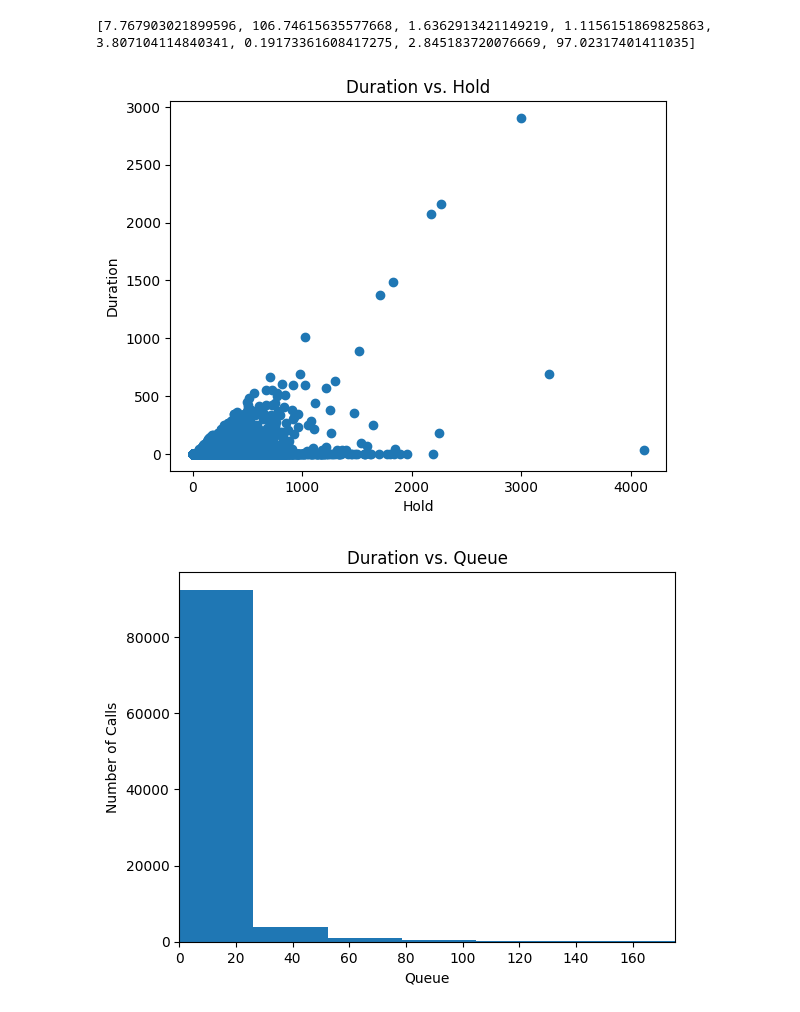
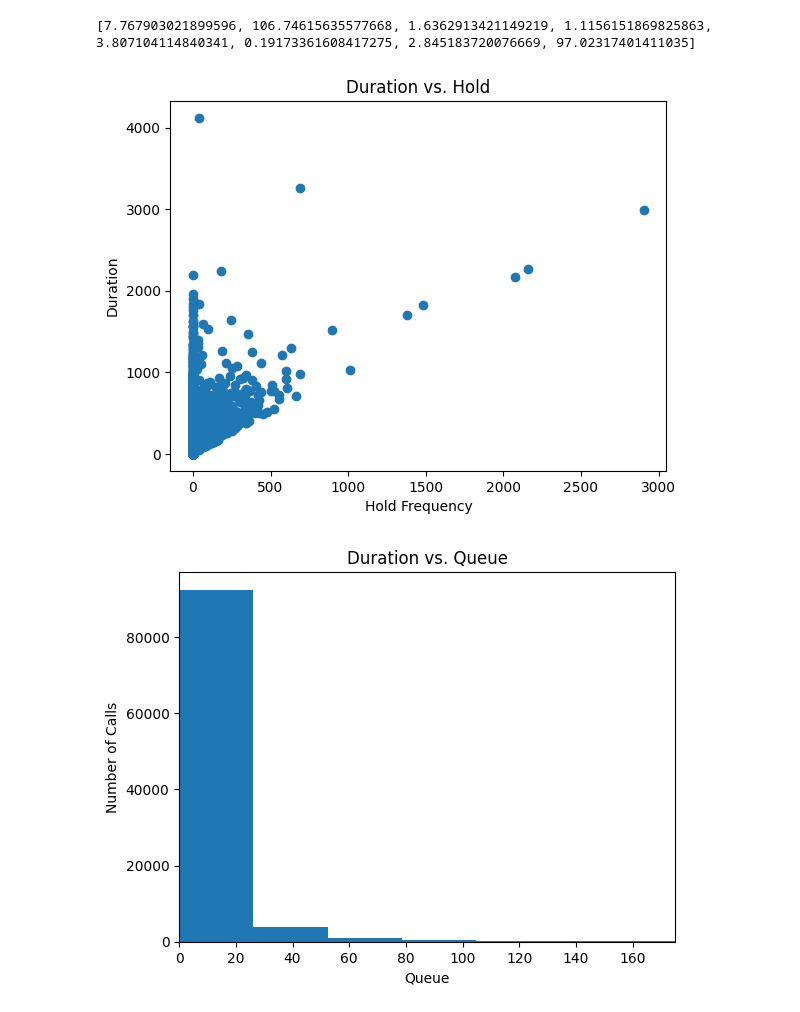
Before and after one commit to seayrj/Projects, a Jupyter notebook: Hackathon.ipynb, the cells around one changed output. Drawn from its saved outputs; the diff is of its cells as text; code cells hidden in the pictures.

```diff
--- a/Hackathon.ipynb
+++ b/Hackathon.ipynb
@@ -53,4 +51,7 @@ print(df)
 # %%
 numcalls = len(df.index)
 custom_order = ['Monday', 'Tuesday', 'Wednesday', 'Thursday', 'Friday', 'Saturday', 'Sunday']
+df['cd'] = pd.Categorical(df['cd'], categories=custom_order, ordered=True)
+df = df.sort_values('cd')
+print(df)
 # %% [output]
@@ -79,13 +96,13 @@ print(meanslist)
 # %% [output]
 [7.767903021899596, 106.74615635577668, 1.6362913421149219, 1.1156151869825863, 3.807104114840341, 0.19173361608417275, 2.845183720076669, 97.02317401411035]
 # %%
-plt.scatter(df['d'],df['h'] )
-plt.xlabel('Hold')
+plt.scatter(df['h'],df['d'] )
+plt.xlabel('Hold Frequency')
 plt.ylabel('Duration')
 plt.title('Duration vs. Hold')
 plt.show()
 # %% [output]
-[figure, old version]
+[figure, new version]
 # %%
 plt.hist(df['q'])
 plt.xlabel('Queue')
```
Also changed, not shown: parts of 6 cells of this notebook.
